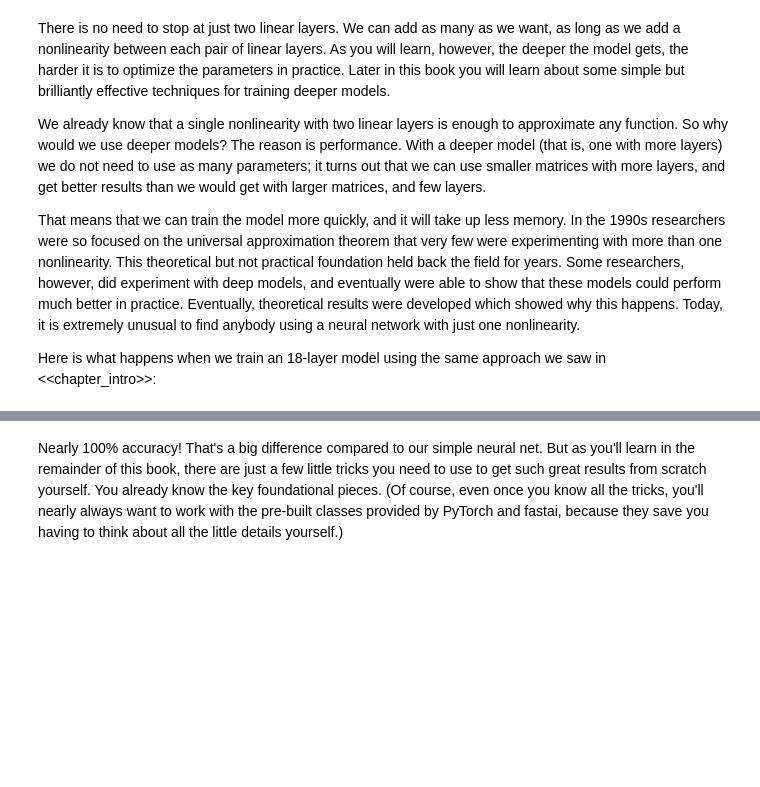
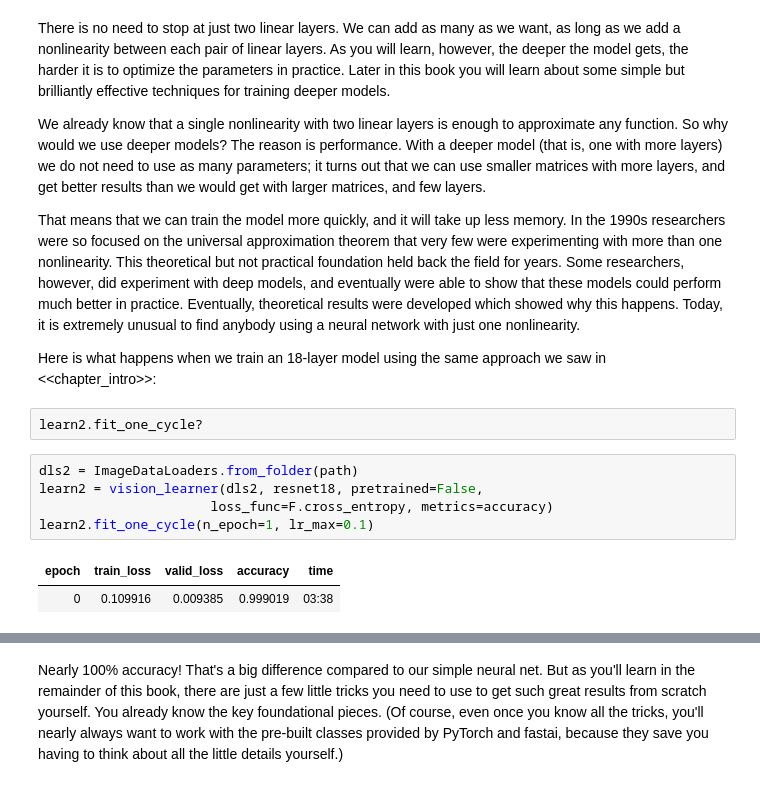
Before and after one commit to kinuthiaG/deep-learning-coursera, a Jupyter notebook: 04_mnist_basics_basics_7_1_2025.ipynb, the cells around one changed output, grey strips where cells are left out. Drawn from its saved outputs; the diff is of its cells as text; blank space fills up the shorter version.

```diff
--- a/04_mnist_basics_basics_7_1_2025.ipynb
+++ b/04_mnist_basics_basics_7_1_2025.ipynb
@@ -1593,3 +1657,13 @@ We already know that a single nonlinearity with two linear layers is enough to a
 That means that we can train the model more quickly, and it will take up less memory. In the 1990s researchers were so focused on the universal approximation theorem that very few were experimenting with more than one nonlinearity. This theoretical but not practical foundation held back the field for years. Some researchers, however, did experiment with deep models, and eventually were able to show that these models could perform much better in practice. Eventually, theoretical results were developed which showed why this happens. Today, it is extremely unusual to find anybody using a neural network with just one nonlinearity.
 
 Here is what happens when we train an 18-layer model using the same approach we saw in <<chapter_intro>>:
+# %%
+learn2.fit_one_cycle?
+# %%
+dls2 = ImageDataLoaders.from_folder(path)
+learn2 = vision_learner(dls2, resnet18, pretrained=False,
+                      loss_func=F.cross_entropy, metrics=accuracy)
+learn2.fit_one_cycle(n_epoch=1, lr_max=0.1)
+# %% [output]
+| epoch | train_loss | valid_loss | accuracy | time |
+| 0 | 0.109916 | 0.009385 | 0.999019 | 03:38 |
```
Also changed, not shown: parts of 79 cells of this notebook.
